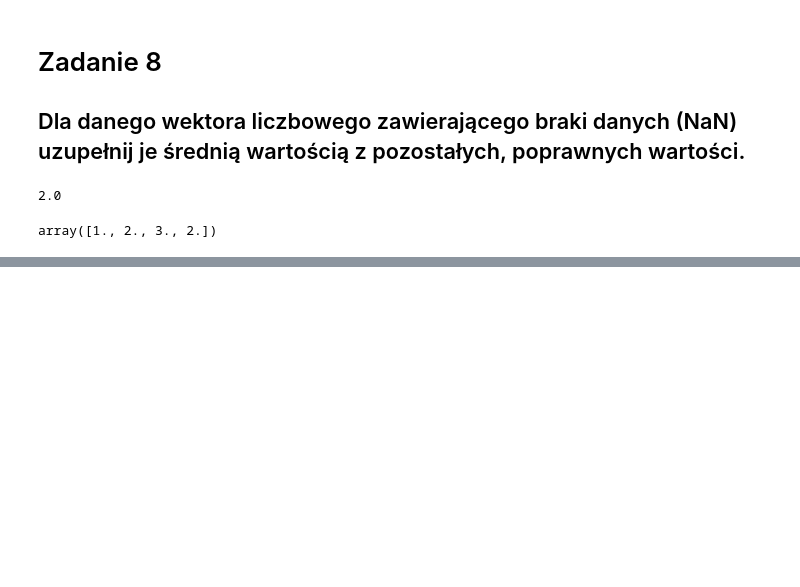
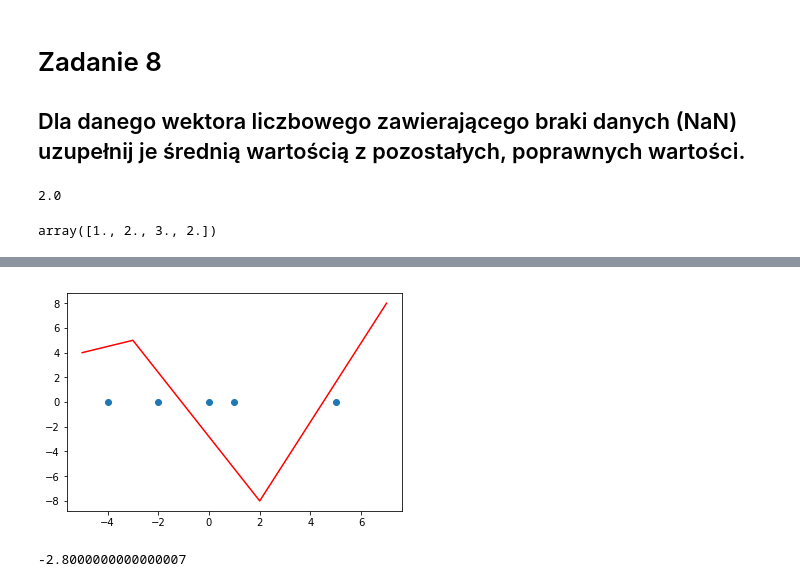
Before and after one commit to mrcngrcki/bootcamp, a Jupyter notebook: numpy/Zadania numpy.ipynb, the cells around one changed output, grey strips where cells are left out. Cells and saved outputs as stored; diff of their text form; code cells hidden in the pictures; blank space fills up the shorter version.

```diff
--- a/numpy/Zadania numpy.ipynb
+++ b/numpy/Zadania numpy.ipynb
@@ -227,0 +621,23 @@ array([1., 2., 3., 2.])
+# %%
+import numpy as np
+import matplotlib
+import matplotlib.pyplot as plt
+%matplotlib inline
+x = np.array([-5,-3,2,7])
+y = np.array([4,5,-8,8])
+z = np.array([-4,-2,0,1,5])
+plt.plot(x, y, 'r')
+plt.plot(z,np.repeat(0,z.size),'o')
+plt.show()
+# %% [output]
+[figure, added]
+# %%
+z_1 = 0
+x_0 = -3 # ponieważ wiemy do którego przedziału wpada wartość z_1
+x_1 = 2 # przepisujemy sobie na bok potrzebne wartości
+y_0 = 5 # czyli lewy i prawy kraniec przedziału w x i y
+y_1 = -8
+y_prim = y_0 + (y_1-y_0)/(x_1-x_0) * (z_1 - x_0) # znany wzór, gdy mamy gotowe liczby
+y_prim
+# %% [output]
+-2.8000000000000007
```
Also changed, not shown: parts of 73 cells of this notebook, 1 other file.
